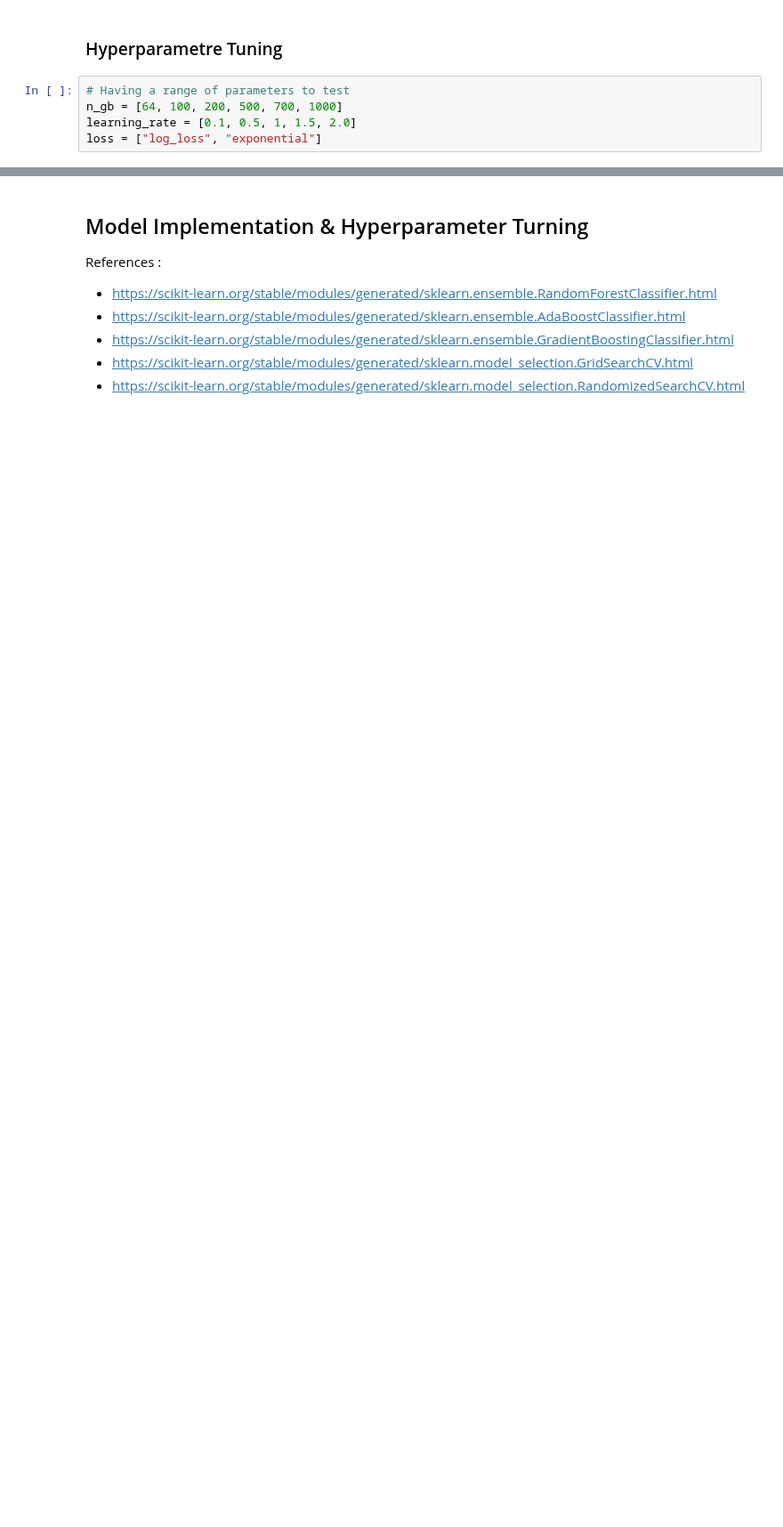
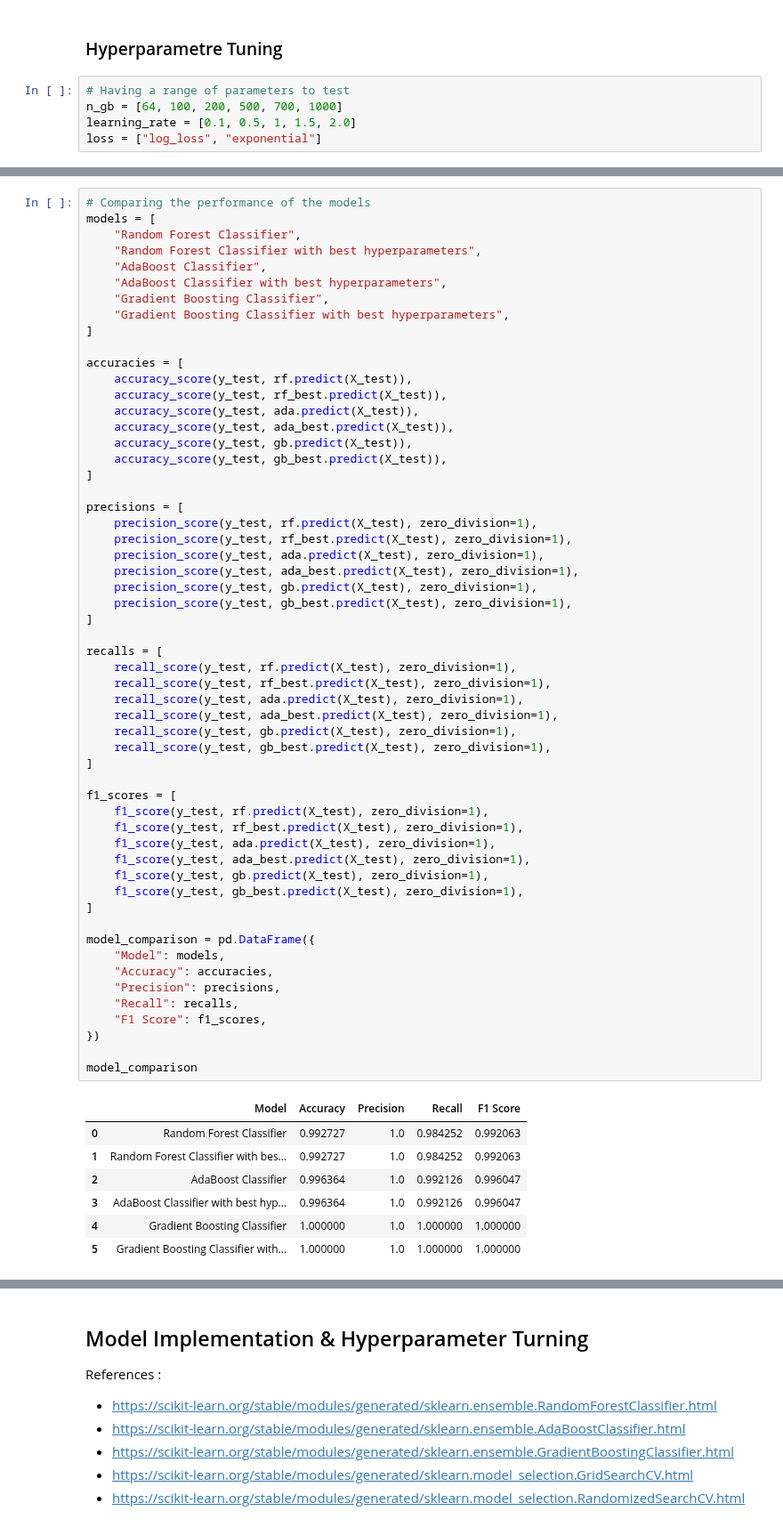
Before and after one commit to yahiaehab10/Ensemble-Models-Comparison, a Jupyter notebook: BanknoteAuthentication.ipynb, the cells around one changed output, grey strips where cells are left out. Shown at 89% size. Saved outputs shown, nothing was run; the diff lists cells and outputs as text; blank space fills up the shorter version.

```diff
--- a/BanknoteAuthentication.ipynb
+++ b/BanknoteAuthentication.ipynb
@@ -249,0 +328,64 @@ print("F1 Score:", f1)
+# %%
+# Comparing the performance of the models
+models = [
+    "Random Forest Classifier",
+    "Random Forest Classifier with best hyperparameters",
+    "AdaBoost Classifier",
+    "AdaBoost Classifier with best hyperparameters",
+    "Gradient Boosting Classifier",
+    "Gradient Boosting Classifier with best hyperparameters",
+]
+
+accuracies = [
+    accuracy_score(y_test, rf.predict(X_test)),
+    accuracy_score(y_test, rf_best.predict(X_test)),
+    accuracy_score(y_test, ada.predict(X_test)),
+    accuracy_score(y_test, ada_best.predict(X_test)),
+    accuracy_score(y_test, gb.predict(X_test)),
+    accuracy_score(y_test, gb_best.predict(X_test)),
+]
+
+precisions = [
+    precision_score(y_test, rf.predict(X_test), zero_division=1),
+    precision_score(y_test, rf_best.predict(X_test), zero_division=1),
+    precision_score(y_test, ada.predict(X_test), zero_division=1),
+    precision_score(y_test, ada_best.predict(X_test), zero_division=1),
+    precision_score(y_test, gb.predict(X_test), zero_division=1),
+    precision_score(y_test, gb_best.predict(X_test), zero_division=1),
+]
+
+recalls = [
+    recall_score(y_test, rf.predict(X_test), zero_division=1),
+    recall_score(y_test, rf_best.predict(X_test), zero_division=1),
+    recall_score(y_test, ada.predict(X_test), zero_division=1),
+    recall_score(y_test, ada_best.predict(X_test), zero_division=1),
+    recall_score(y_test, gb.predict(X_test), zero_division=1),
+    recall_score(y_test, gb_best.predict(X_test), zero_division=1),
+]
+
+f1_scores = [
+    f1_score(y_test, rf.predict(X_test), zero_division=1),
+    f1_score(y_test, rf_best.predict(X_test), zero_division=1),
+    f1_score(y_test, ada.predict(X_test), zero_division=1),
+    f1_score(y_test, ada_best.predict(X_test), zero_division=1),
+    f1_score(y_test, gb.predict(X_test), zero_division=1),
+    f1_score(y_test, gb_best.predict(X_test), zero_division=1),
+]
+
+model_comparison = pd.DataFrame({
+    "Model": models,
+    "Accuracy": accuracies,
+    "Precision": precisions,
+    "Recall": recalls,
+    "F1 Score": f1_scores,
+})
+
+model_comparison
+# %% [output]
+|  | Model | Accuracy | Precision | Recall | F1 Score |
+| 0 | Random Forest Classifier | 0.992727 | 1.0 | 0.984252 | 0.992063 |
+| 1 | Random Forest Classifier with bes... | 0.992727 | 1.0 | 0.984252 | 0.992063 |
+| 2 | AdaBoost Classifier | 0.996364 | 1.0 | 0.992126 | 0.996047 |
+| 3 | AdaBoost Classifier with best hyp... | 0.996364 | 1.0 | 0.992126 | 0.996047 |
+| 4 | Gradient Boosting Classifier | 1.000000 | 1.0 | 1.000000 | 1.000000 |
+| 5 | Gradient Boosting Classifier with... | 1.000000 | 1.0 | 1.000000 | 1.000000 |
```
Also changed, not shown: parts of 16 cells of this notebook, 3 other files.
